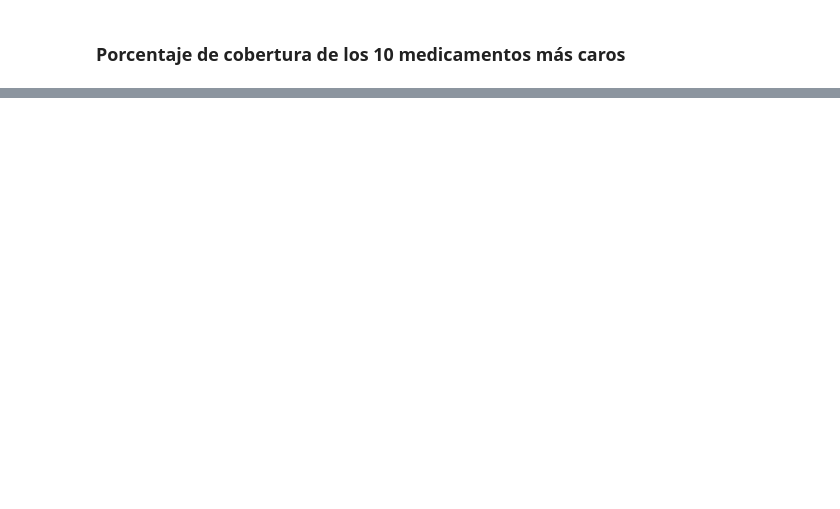
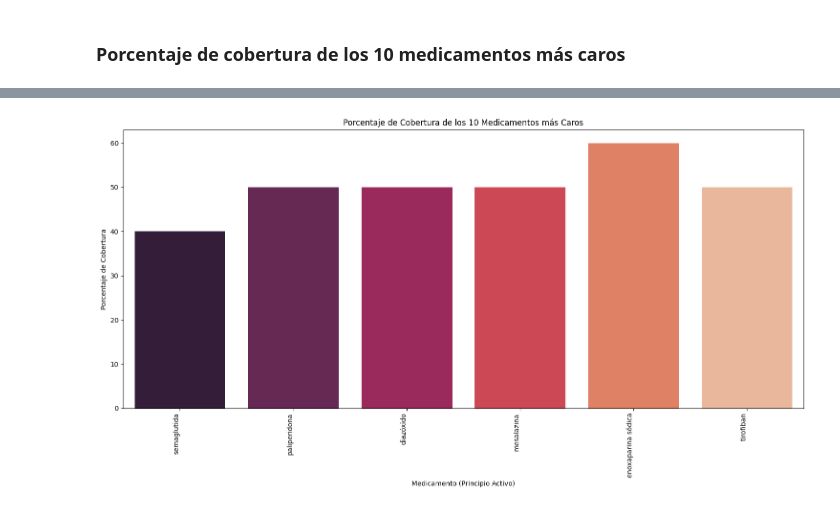
Before and after one commit to lucianacrtz-blip/herramientasbasicas-cortizo-luciana, a Jupyter notebook: Trabajo_Final_Medicamentos.ipynb, the cells around one changed output, grey strips where cells are left out. Cells and saved outputs as stored; diff of their text form; code cells hidden in the pictures; blank space fills up the shorter version.

```diff
--- a/Trabajo_Final_Medicamentos.ipynb
+++ b/Trabajo_Final_Medicamentos.ipynb
@@ -549,0 +162,17 @@ En resumen, PAMI ofrece un amplio rango de coberturas, desde el 100% para muchos
+# %%
+# Limpiar los nombres de las columnas para eliminar espacios en blanco o caracteres ocultos
+df.columns = df.columns.str.strip()
+
+# Obtener los 10 medicamentos con mayor COPAGO
+top_10_copago = df.sort_values(by='COPAGO', ascending=False).head(10)
+
+plt.figure(figsize=(15, 8))
+sns.barplot(x='DROGA', y='COBERTURA', data=top_10_copago, palette='rocket', hue='DROGA', legend=False)
+plt.title('Porcentaje de Cobertura de los 10 Medicamentos más Caros')
+plt.xlabel('Medicamento (Principio Activo)')
+plt.ylabel('Porcentaje de Cobertura')
+plt.xticks(rotation=90, ha='right')
+plt.tight_layout()
+plt.show()
+# %% [output]
+[figure, added]
```
Also changed, not shown: parts of 45 cells of this notebook.
